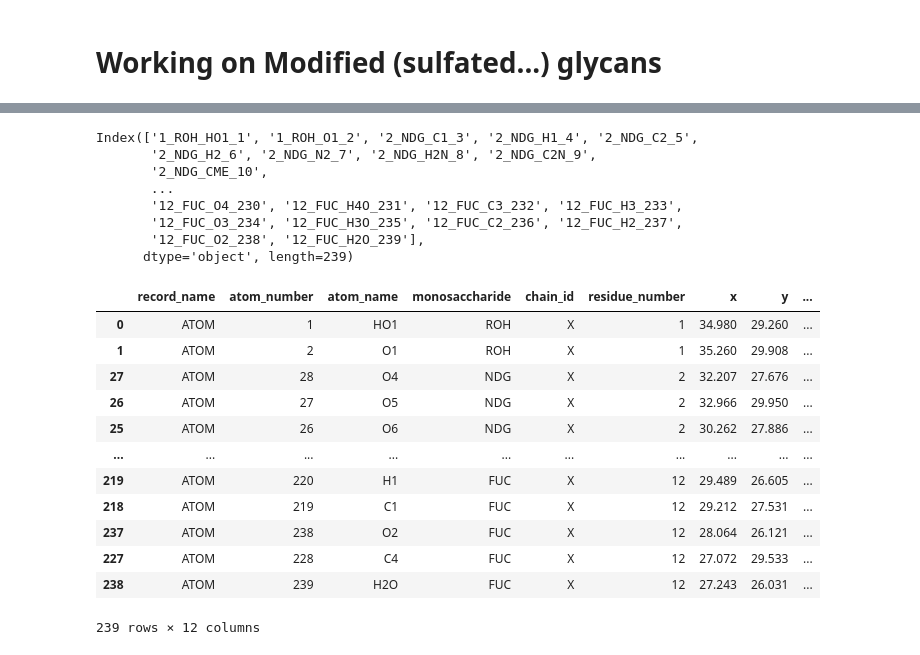
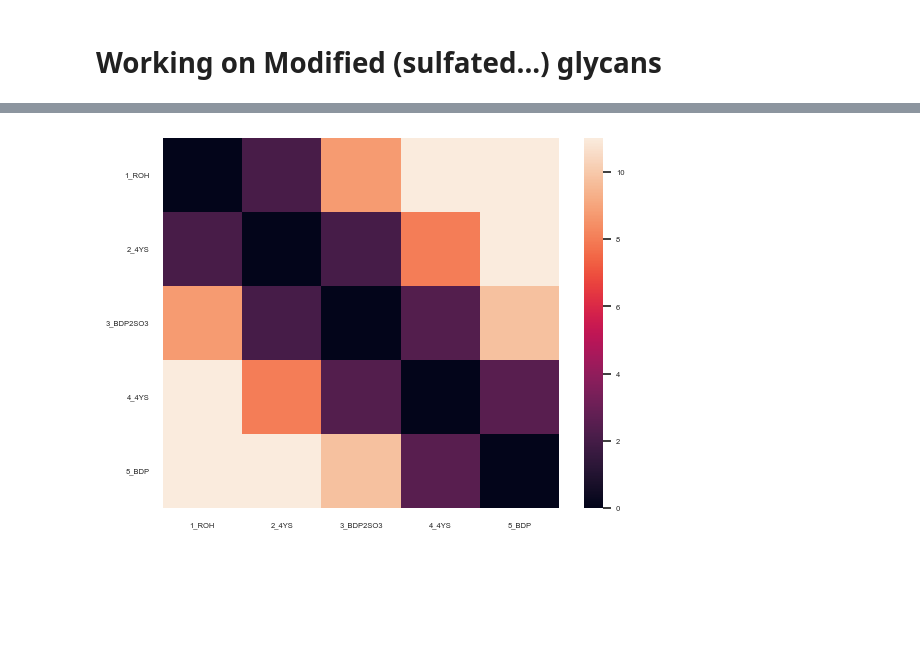
Before and after one commit to lthomes/glycontact, a Jupyter notebook: process_data.ipynb, the cells around one changed output, grey strips where cells are left out. Cells and saved outputs as stored; diff of their text form; code cells hidden in the pictures; blank space fills up the shorter version.

```diff
--- a/process_data.ipynb
+++ b/process_data.ipynb
@@ -1043,27 +942,5 @@ df2[df2['monosaccharide']=='SO3']
-# %%
-dist_table.columns
-# %% [output]
-Index(['1_ROH_HO1_1', '1_ROH_O1_2', '2_NDG_C1_3', '2_NDG_H1_4', '2_NDG_C2_5',
-       '2_NDG_H2_6', '2_NDG_N2_7', '2_NDG_H2N_8', '2_NDG_C2N_9',
-       '2_NDG_CME_10',
-       ...
-       '12_FUC_O4_230', '12_FUC_H4O_231', '12_FUC_C3_232', '12_FUC_H3_233',
-       '12_FUC_O3_234', '12_FUC_H3O_235', '12_FUC_C2_236', '12_FUC_H2_237',
-       '12_FUC_O2_238', '12_FUC_H2O_239'],
-      dtype='object', length=239)
-# %%
-new_df
-# %% [output]
-|  | record_name | atom_number | atom_name | monosaccharide | chain_id | residue_number | x | y | ... |
-| 0 | ATOM | 1 | HO1 | ROH | X | 1 | 34.980 | 29.260 | ... |
-| 1 | ATOM | 2 | O1 | ROH | X | 1 | 35.260 | 29.908 | ... |
-| 27 | ATOM | 28 | O4 | NDG | X | 2 | 32.207 | 27.676 | ... |
-| 26 | ATOM | 27 | O5 | NDG | X | 2 | 32.966 | 29.950 | ... |
-| 25 | ATOM | 26 | O6 | NDG | X | 2 | 30.262 | 27.886 | ... |
-| ... | ... | ... | ... | ... | ... | ... | ... | ... | ... |
-| 219 | ATOM | 220 | H1 | FUC | X | 12 | 29.489 | 26.605 | ... |
-| 218 | ATOM | 219 | C1 | FUC | X | 12 | 29.212 | 27.531 | ... |
-| 237 | ATOM | 238 | O2 | FUC | X | 12 | 28.064 | 26.121 | ... |
-| 227 | ATOM | 228 | C4 | FUC | X | 12 | 27.072 | 29.533 | ... |
-| 238 | ATOM | 239 | H2O | FUC | X | 12 | 27.243 | 26.031 | ... |
-239 rows × 12 columns
+# %%
+dist_table = make_monosaccharide_contact_table(new_df, mode="distance")
+monosaccharide_contact_map(dist_table)
+# %% [output]
+[figure, added]
```
Also changed, not shown: parts of 12 cells of this notebook, 6 other files.
